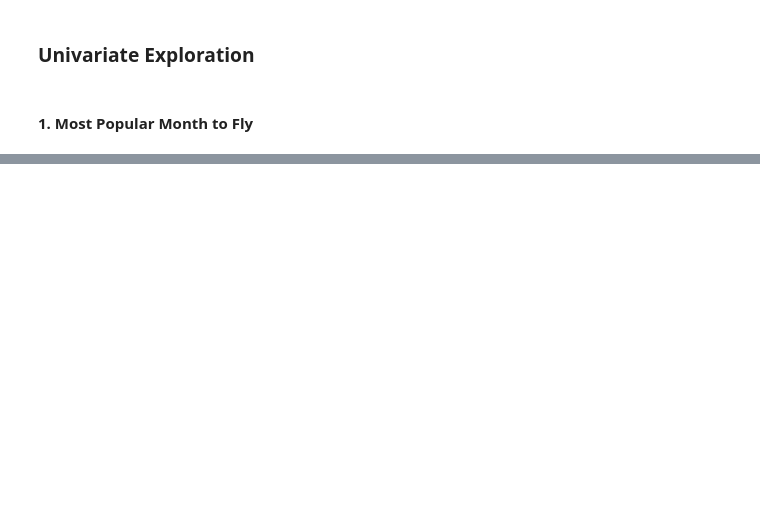
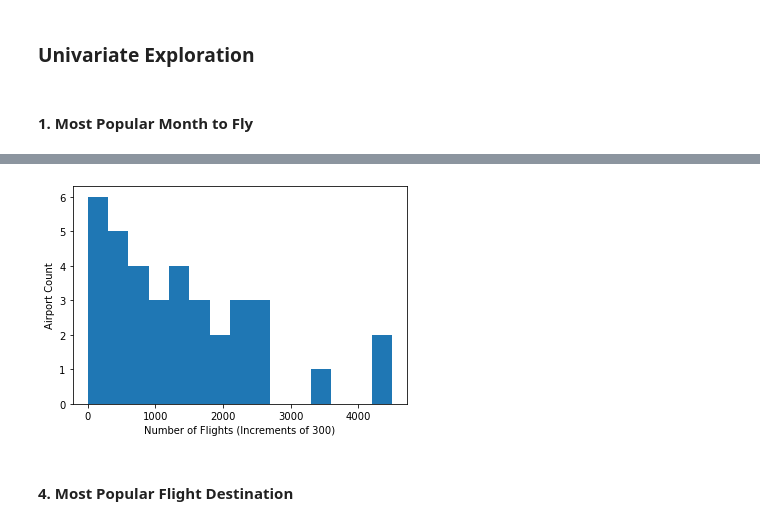
Before and after one commit to Miles-Murphy/vis_final_project, a Jupyter notebook: project_draft.ipynb, the cells around one changed output, grey strips where cells are left out. Drawn from its saved outputs; the diff is of its cells as text; code cells hidden in the pictures; blank space fills up the shorter version.

```diff
--- a/project_draft.ipynb
+++ b/project_draft.ipynb
@@ -623,0 +677,9 @@ g.set_ylim(7000, 9100);
+# %%
+bins = np.arange(0, origins07.max() + 300, 300)
+plt.hist(origins07, bins = bins)
+plt.xlabel('Number of Flights (Increments of 300)')
+plt.ylabel('Airport Count');
+# %% [output]
+[figure, added]
+# %% [markdown]
+#### 4. Most Popular Flight Destination
```
Also changed, not shown: parts of 24 cells of this notebook.
